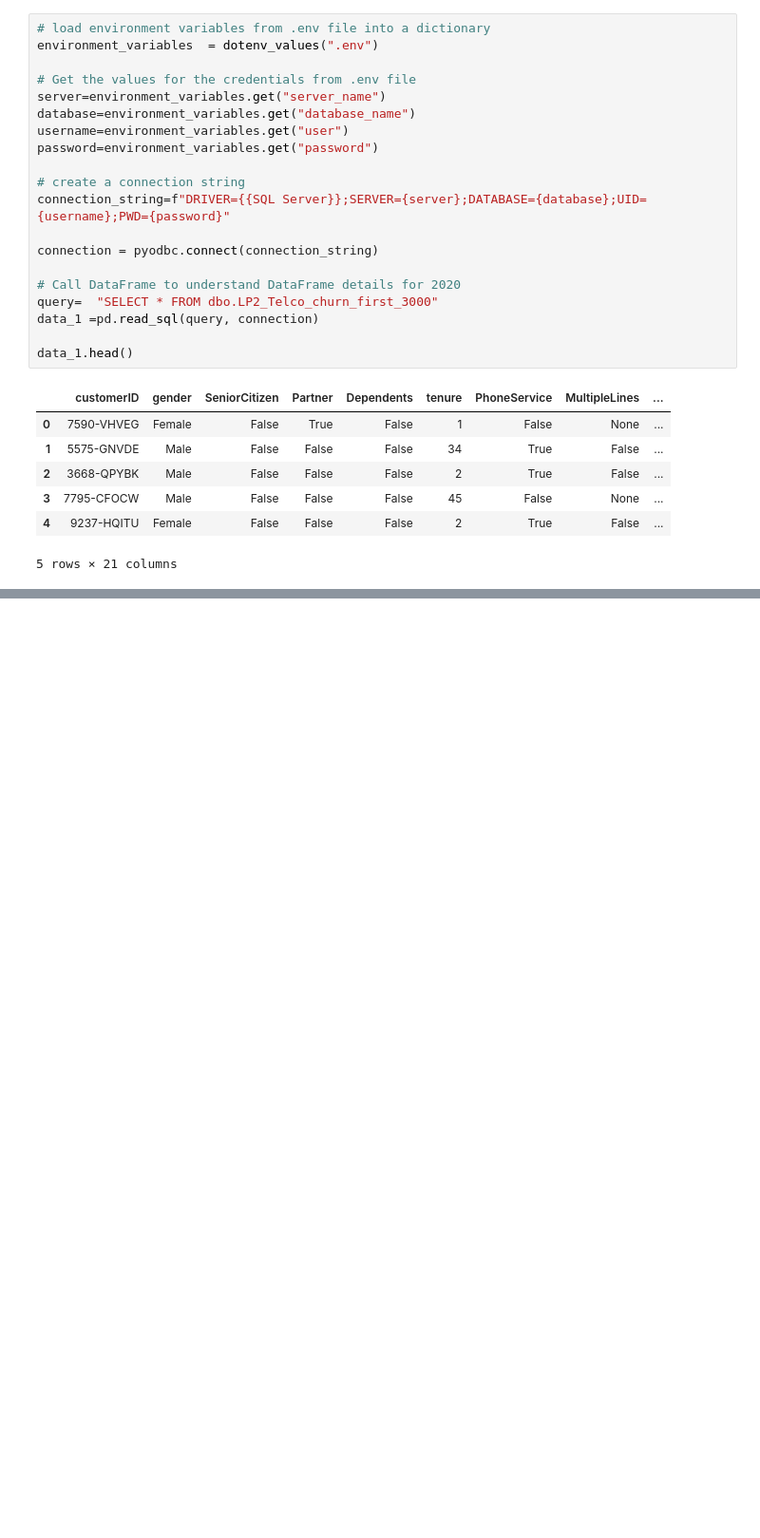
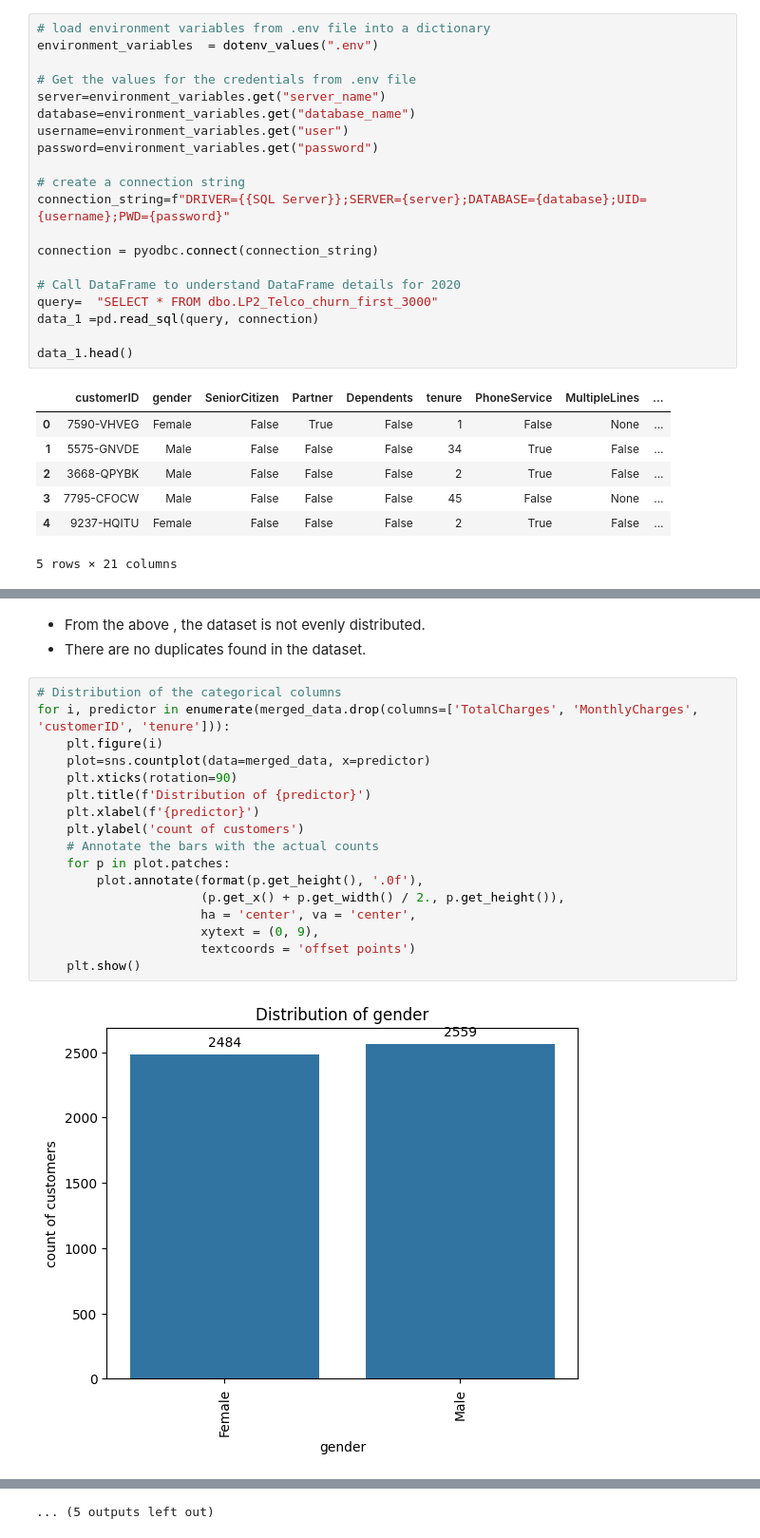
Before and after one commit to Theresah-Essuman/Customer-Churn-Analysis-for-a-Telecommunication-Company, a Jupyter notebook: Notebook/main.ipynb, the cells around one changed output, grey strips where cells are left out. Shown at 95% size. Drawn from its saved outputs; the diff is of its cells as text; blank space fills up the shorter version.

```diff
--- a/Notebook/main.ipynb
+++ b/Notebook/main.ipynb
@@ -91,0 +380,22 @@ data_1.head()
+# %% [markdown]
+- From the above , the dataset is not evenly distributed.
+- There are no duplicates found in the dataset.
+# %%
+# Distribution of the categorical columns
+for i, predictor in enumerate(merged_data.drop(columns=['TotalCharges', 'MonthlyCharges', 'customerID', 'tenure'])):
+    plt.figure(i)
+    plot=sns.countplot(data=merged_data, x=predictor)
+    plt.xticks(rotation=90)
+    plt.title(f'Distribution of {predictor}')
+    plt.xlabel(f'{predictor}')
+    plt.ylabel('count of customers')
+    # Annotate the bars with the actual counts
+    for p in plot.patches:
+        plot.annotate(format(p.get_height(), '.0f'),
+                      (p.get_x() + p.get_width() / 2., p.get_height()),
+                      ha = 'center', va = 'center',
+                      xytext = (0, 9),
+                      textcoords = 'offset points')
+    plt.show()
+# %% [output]
+[figure, added]
@@ -91,0 +413 @@ data_1.head()
+... (5 outputs left out)
```
Also changed, not shown: parts of 73 cells of this notebook, 2 other files.
